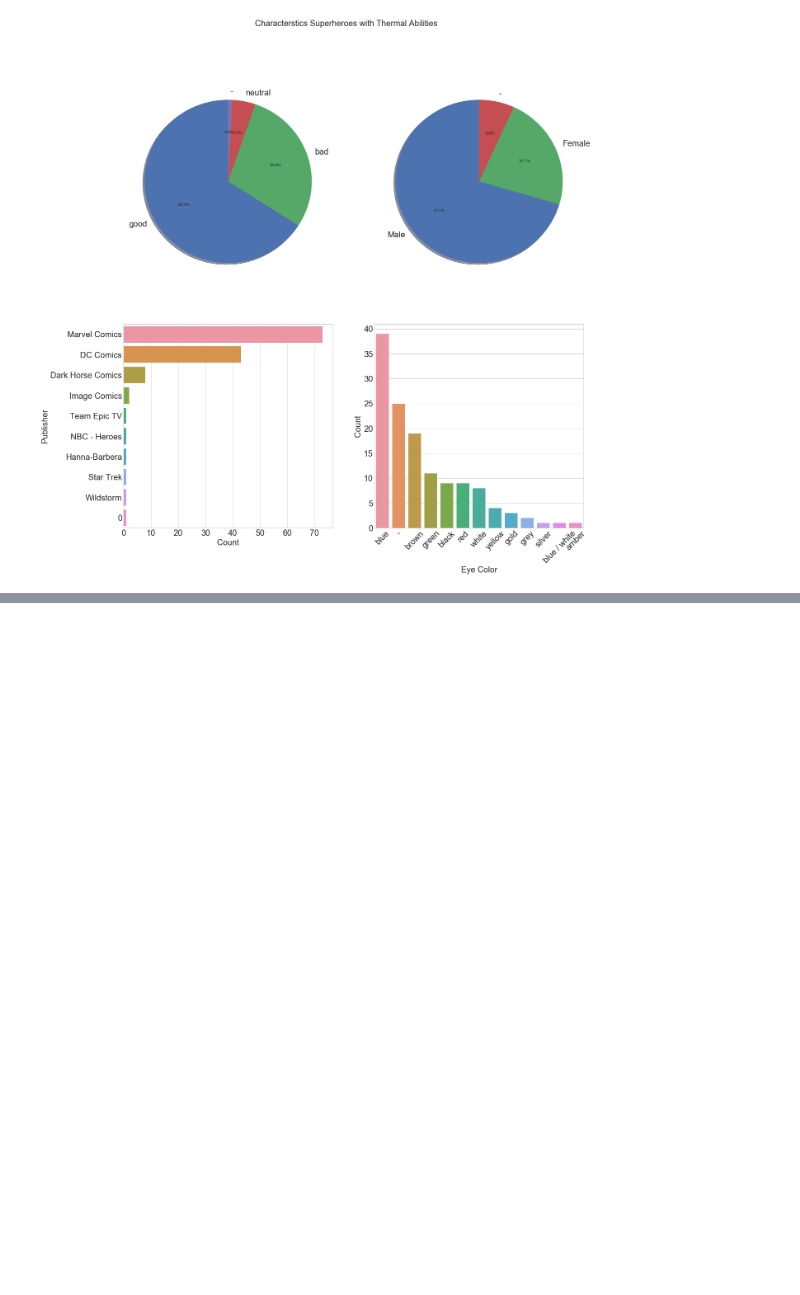
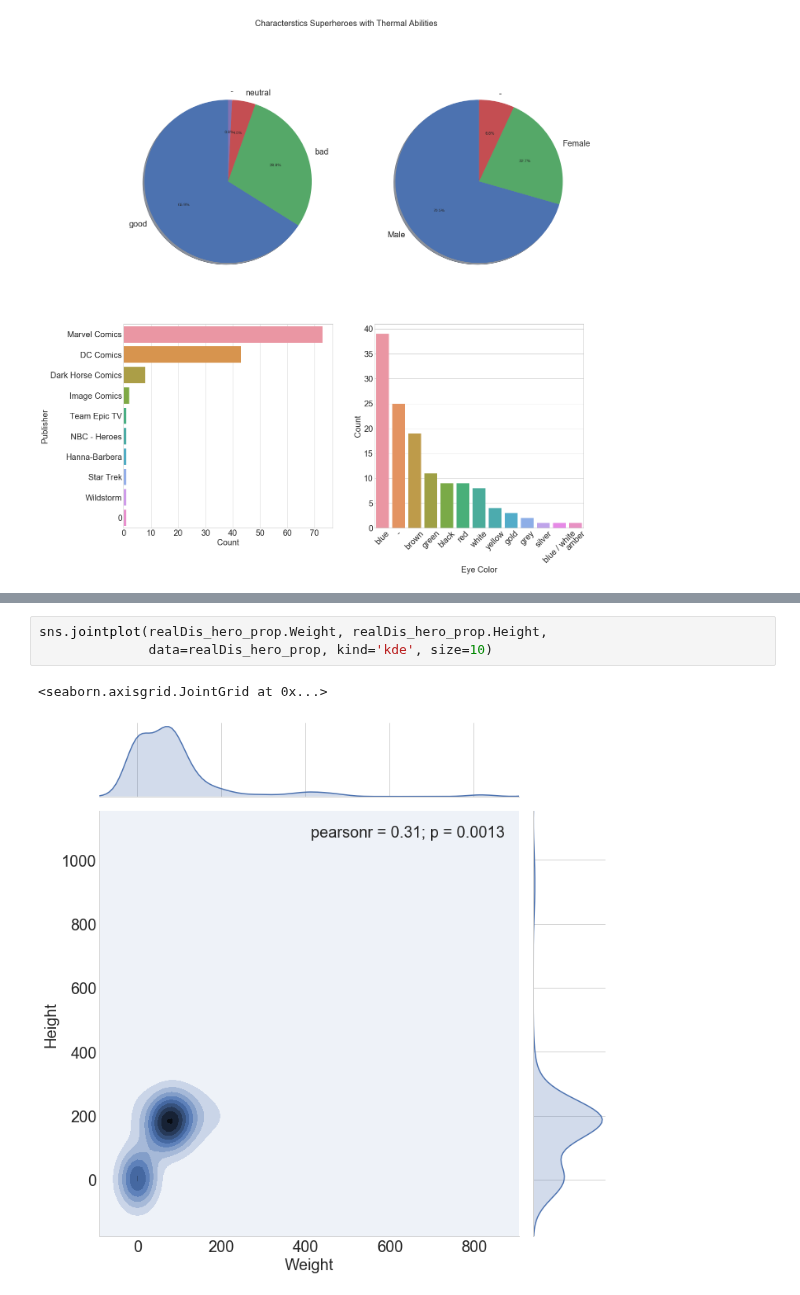
Before and after one commit to sominw/Kaggle, a Jupyter notebook: superheros/superheroes.ipynb, the cells around one changed output, grey strips where cells are left out. Cells and saved outputs as stored; diff of their text form; blank space fills up the shorter version.

Commit message:
some issue with vision-realDis dataframes-- ned to fix

```diff
--- a/superheros/superheroes.ipynb
+++ b/superheros/superheroes.ipynb
@@ -178,0 +221,6 @@ Text(0.5,0.98,'Characterstics Superheroes with Thermal Abilities')
+# %%
+sns.jointplot(realDis_hero_prop.Weight, realDis_hero_prop.Height,
+              data=realDis_hero_prop, kind='kde', size=10)
+# %% [output]
+<seaborn.axisgrid.JointGrid at 0x...>
+[figure, added]
```
Also changed, not shown: parts of 19 cells of this notebook.
